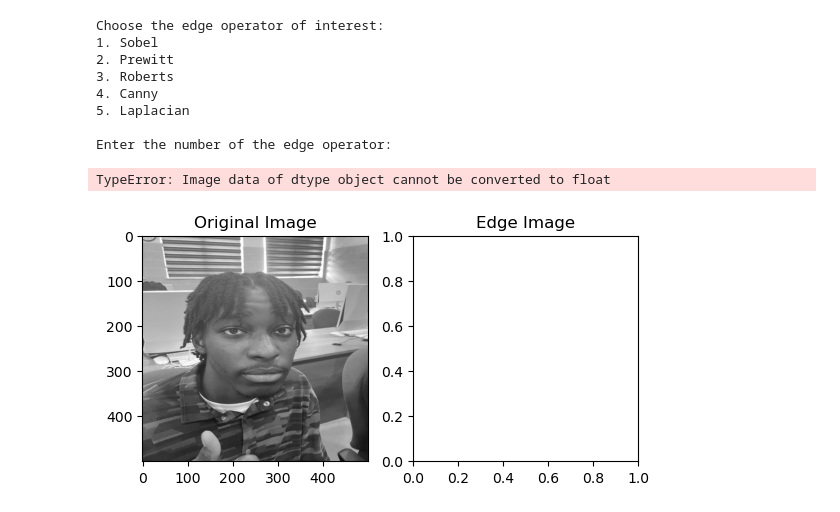
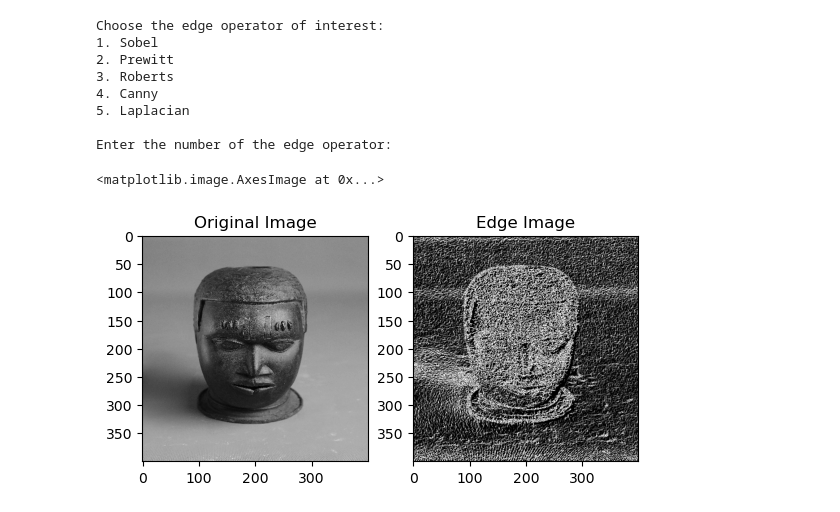
Before and after one commit to georgeuwagbale/g_uwagbale_csc418, a Jupyter notebook: week4/project_1.ipynb, the cells around one changed output. Drawn from its saved outputs; the diff is of its cells as text; code cells hidden in the pictures.

```diff
--- a/week4/project_1.ipynb
+++ b/week4/project_1.ipynb
@@ -8,11 +8,9 @@ import numpy as np
 import matplotlib.pyplot as plt
 # %%
 def sobel_edge_detector(image):
-    # Convert the image to grayscale
-    gray = cv.cvtColor(image, cv.COLOR_BGR2GRAY)
     # Apply the sobel edge detector
-    sobelx = cv.Sobel(gray, cv.CV_64F, 1, 0, ksize=5)
-    sobely = cv.Sobel(gray, cv.CV_64F, 0, 1, ksize=5)
+    sobelx = cv.Sobel(image, cv.CV_64F, 1, 0, ksize=3)
+    sobely = cv.Sobel(image, cv.CV_64F, 0, 1, ksize=3)
     # Combine the gradient images
     sobel_combined = cv.magnitude(sobelx, sobely)
     return np.uint8(sobel_combined)
@@ -52,7 +50,7 @@ def canny_edge_detector(image):
 # Get the image from the user
 image_url = input("Enter the image URL( or use default image): ")
 if image_url == "":
-    image_url = "img/anderson.jpg"
+    image_url = 'img/benin_head.jpg'
 
 
 print("""
@@ -75,11 +73,11 @@ Choose the edge operator of interest:
 
 Enter the number of the edge operator:
 # %%
-choosen_edge_operator = input("Enter the number of the edge operator: ")
+choosen_edge_operator = int(input("Enter the number of the edge operator: "))
 # %%
 # Load image
 image = cv.imread(image_url, cv.IMREAD_GRAYSCALE)
-image = cv.resize(image, (500, 500))
+image = cv.resize(image, (400, 400))
 # %%
 edge_image = None
 if choosen_edge_operator == 1:
@@ -93,19 +91,13 @@ elif choosen_edge_operator == 4:
 elif choosen_edge_operator == 5:
     edge_image = laplacian_edge_detector(image)
 # %%
-# plt.subplot(1, 2, 1)
-# plt.title("Original Image")
-# plt.imshow(image, cmap="gray")
+plt.subplot(1, 2, 1)
+plt.title('Original Image')
+plt.imshow(image, cmap='gray')
 
-# plt.subplot(1, 2, 2)
-# plt.title("Edge Image")
-# plt.imshow(edge_image)
-
-cv.imshow("Original Image", image)
-cv.imshow("Edge Image", edge_image)
-
-cv.waitKey(0)
-cv.destroyAllWindows()
+plt.subplot(1, 2, 2)
+plt.title('Edge Image')
+plt.imshow(edge_image, cmap='gray')
 # %% [output]
-TypeError: Image data of dtype object cannot be converted to float
+<matplotlib.image.AxesImage at 0x...>
-[figure, old version]
+[figure, new version]
```
